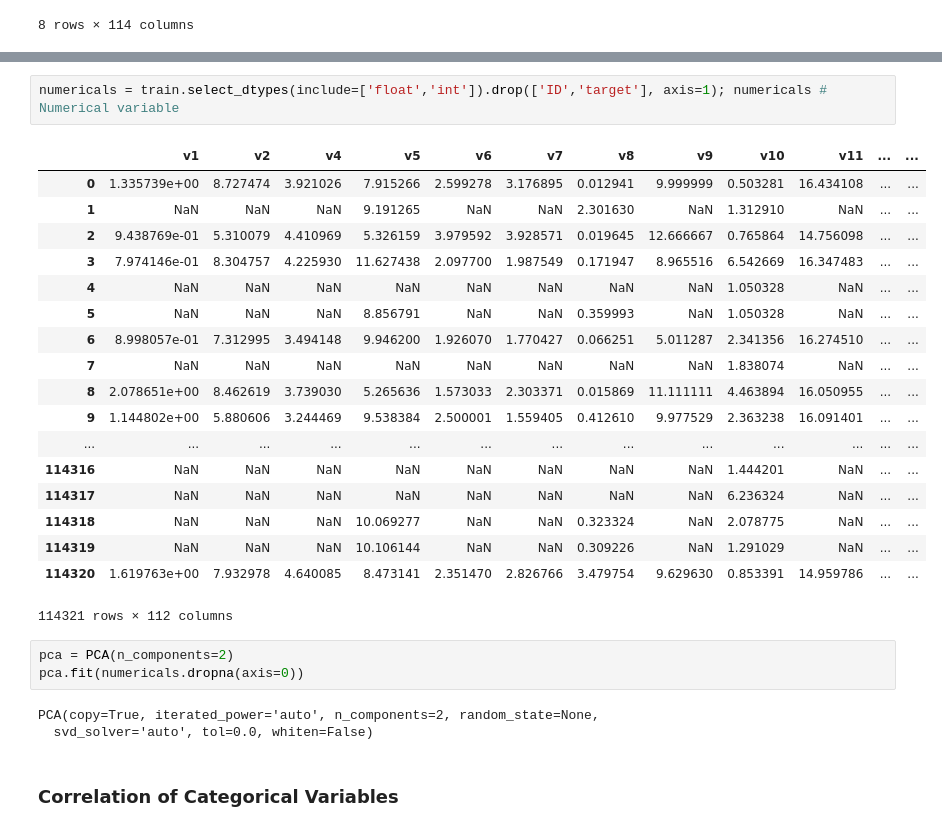
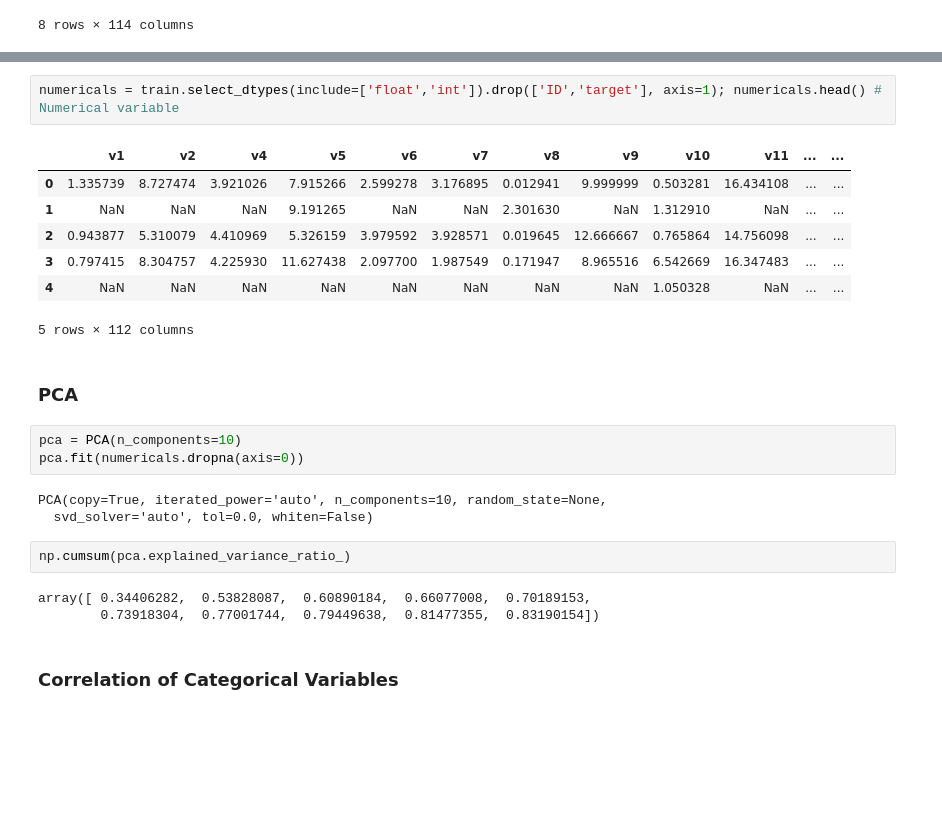
Before and after one commit to derek1032/kaggle-BNP-Paribas-Cardif, a Jupyter notebook: bnp_eda.ipynb, the cells around one changed output, grey strips where cells are left out. Drawn from its saved outputs; the diff is of its cells as text; blank space fills up the shorter version.

```diff
--- a/bnp_eda.ipynb
+++ b/bnp_eda.ipynb
@@ -61,30 +47,26 @@ categoricals = train.select_dtypes(include=['O']); categoricals # Categorical va
 # %%
-numericals = train.select_dtypes(include=['float','int']).drop(['ID','target'], axis=1); numericals # Numerical variable
+numericals = train.select_dtypes(include=['float','int']).drop(['ID','target'], axis=1); numericals.head() # Numerical variable
 # %% [output]
 |  | v1 | v2 | v4 | v5 | v6 | v7 | v8 | v9 | v10 | v11 | ... | ... |
-| 0 | 1.335739e+00 | 8.727474 | 3.921026 | 7.915266 | 2.599278 | 3.176895 | 0.012941 | 9.999999 | 0.503281 | 16.434108 | ... | ... |
+| 0 | 1.335739 | 8.727474 | 3.921026 | 7.915266 | 2.599278 | 3.176895 | 0.012941 | 9.999999 | 0.503281 | 16.434108 | ... | ... |
 | 1 | NaN | NaN | NaN | 9.191265 | NaN | NaN | 2.301630 | NaN | 1.312910 | NaN | ... | ... |
-| 2 | 9.438769e-01 | 5.310079 | 4.410969 | 5.326159 | 3.979592 | 3.928571 | 0.019645 | 12.666667 | 0.765864 | 14.756098 | ... | ... |
-| 3 | 7.974146e-01 | 8.304757 | 4.225930 | 11.627438 | 2.097700 | 1.987549 | 0.171947 | 8.965516 | 6.542669 | 16.347483 | ... | ... |
+| 2 | 0.943877 | 5.310079 | 4.410969 | 5.326159 | 3.979592 | 3.928571 | 0.019645 | 12.666667 | 0.765864 | 14.756098 | ... | ... |
+| 3 | 0.797415 | 8.304757 | 4.225930 | 11.627438 | 2.097700 | 1.987549 | 0.171947 | 8.965516 | 6.542669 | 16.347483 | ... | ... |
 | 4 | NaN | NaN | NaN | NaN | NaN | NaN | NaN | NaN | 1.050328 | NaN | ... | ... |
-| 5 | NaN | NaN | NaN | 8.856791 | NaN | NaN | 0.359993 | NaN | 1.050328 | NaN | ... | ... |
-| 6 | 8.998057e-01 | 7.312995 | 3.494148 | 9.946200 | 1.926070 | 1.770427 | 0.066251 | 5.011287 | 2.341356 | 16.274510 | ... | ... |
-| 7 | NaN | NaN | NaN | NaN | NaN | NaN | NaN | NaN | 1.838074 | NaN | ... | ... |
-| 8 | 2.078651e+00 | 8.462619 | 3.739030 | 5.265636 | 1.573033 | 2.303371 | 0.015869 | 11.111111 | 4.463894 | 16.050955 | ... | ... |
-| 9 | 1.144802e+00 | 5.880606 | 3.244469 | 9.538384 | 2.500001 | 1.559405 | 0.412610 | 9.977529 | 2.363238 | 16.091401 | ... | ... |
-| ... | ... | ... | ... | ... | ... | ... | ... | ... | ... | ... | ... | ... |
-| 114316 | NaN | NaN | NaN | NaN | NaN | NaN | NaN | NaN | 1.444201 | NaN | ... | ... |
-| 114317 | NaN | NaN | NaN | NaN | NaN | NaN | NaN | NaN | 6.236324 | NaN | ... | ... |
-| 114318 | NaN | NaN | NaN | 10.069277 | NaN | NaN | 0.323324 | NaN | 2.078775 | NaN | ... | ... |
-| 114319 | NaN | NaN | NaN | 10.106144 | NaN | NaN | 0.309226 | NaN | 1.291029 | NaN | ... | ... |
-| 114320 | 1.619763e+00 | 7.932978 | 4.640085 | 8.473141 | 2.351470 | 2.826766 | 3.479754 | 9.629630 | 0.853391 | 14.959786 | ... | ... |
-114321 rows × 112 columns
+5 rows × 112 columns
+# %% [markdown]
+### PCA
 # %%
-pca = PCA(n_components=2)
+pca = PCA(n_components=10)
 pca.fit(numericals.dropna(axis=0))
 # %% [output]
-PCA(copy=True, iterated_power='auto', n_components=2, random_state=None,
+PCA(copy=True, iterated_power='auto', n_components=10, random_state=None,
   svd_solver='auto', tol=0.0, whiten=False)
+# %%
+np.cumsum(pca.explained_variance_ratio_)
+# %% [output]
+array([ 0.34406282,  0.53828087,  0.60890184,  0.66077008,  0.70189153,
+        0.73918304,  0.77001744,  0.79449638,  0.81477355,  0.83190154])
 # %% [markdown]
 ### Correlation of Categorical Variables
 # %%
```
Also changed, not shown: parts of 11 cells of this notebook.
